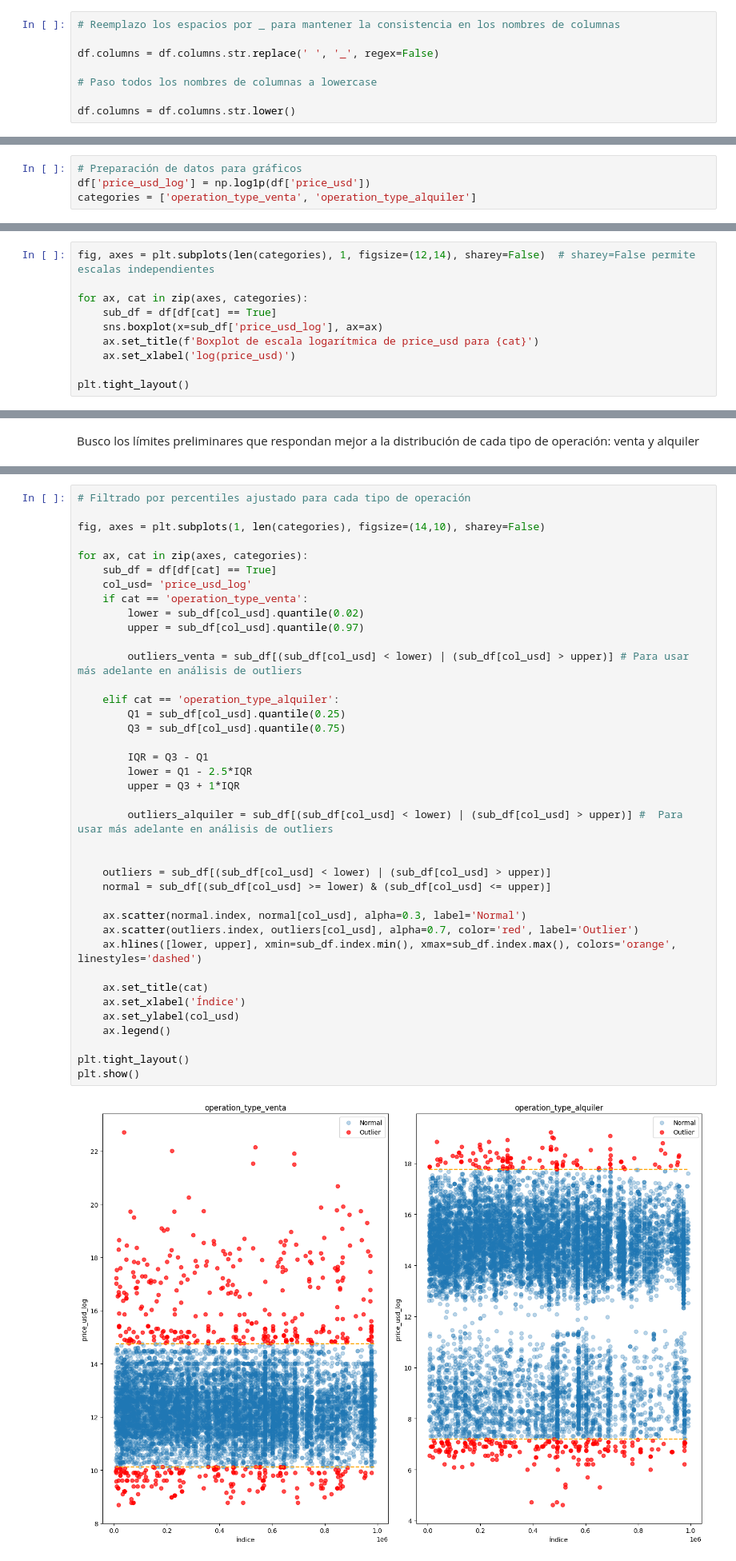
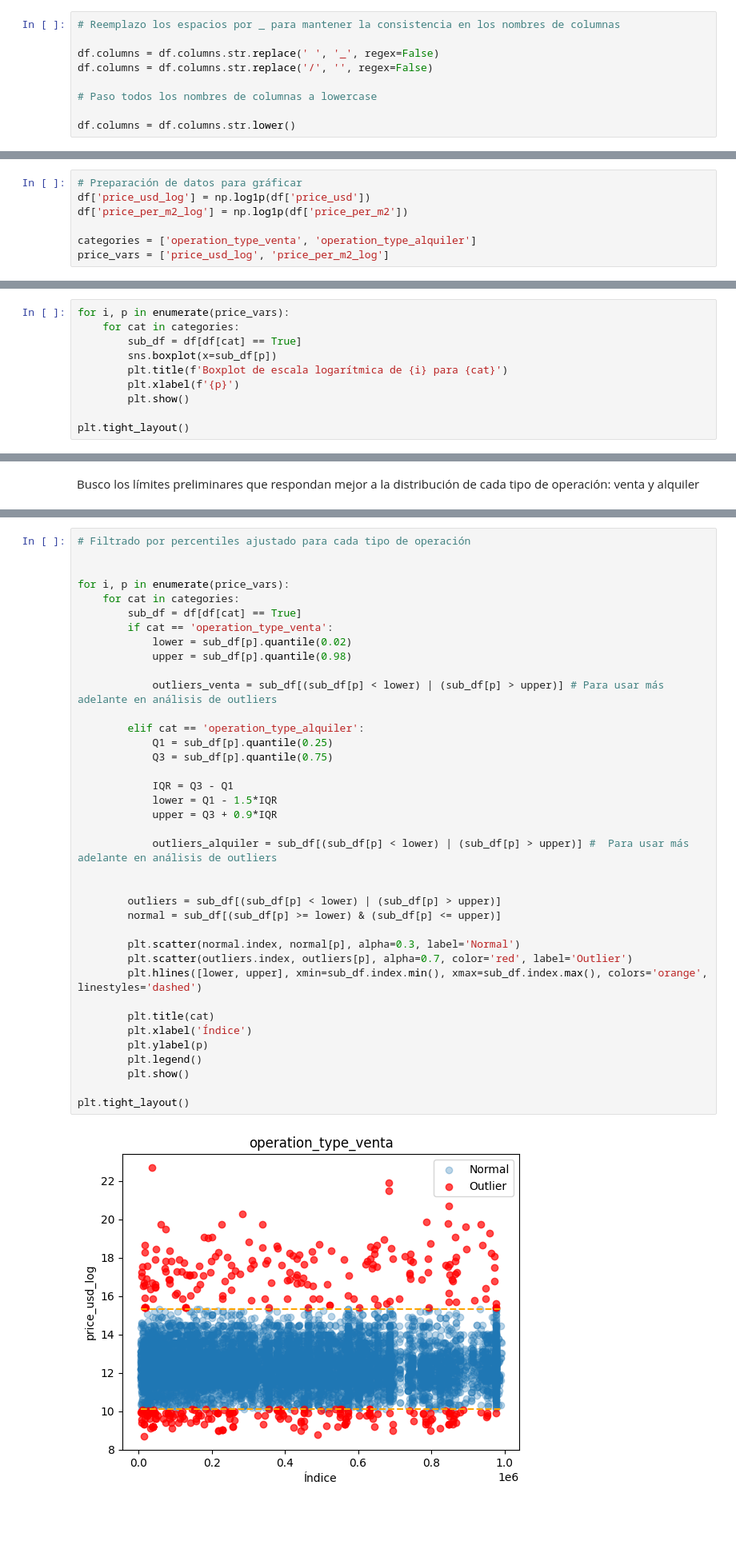
Before and after one commit to pixelciosa/Model_Price_prediction, a Jupyter notebook: notebooks/01_EDA.ipynb, the cells around one changed output, grey strips where cells are left out. Shown at 80% size. Saved outputs shown, nothing was run; the diff lists cells and outputs as text; blank space fills up the shorter version.

```diff
--- a/notebooks/01_EDA.ipynb
+++ b/notebooks/01_EDA.ipynb
@@ -687,6 +720,7 @@ df.head()
 # Reemplazo los espacios por _ para mantener la consistencia en los nombres de columnas
 
 df.columns = df.columns.str.replace(' ', '_', regex=False)
+df.columns = df.columns.str.replace('/', '', regex=False)
 
 # Paso todos los nombres de columnas a lowercase
 
@@ -747,4 +789,7 @@ Ya que los valores de precio_usd son tan variados y asímétricos (cola larga a
 # %%
-# Preparación de datos para gráficos
+# Preparación de datos para gráficar
 df['price_usd_log'] = np.log1p(df['price_usd'])
+df['price_per_m2_log'] = np.log1p(df['price_per_m2'])
+
 categories = ['operation_type_venta', 'operation_type_alquiler']
+price_vars = ['price_usd_log', 'price_per_m2_log']
@@ -763,11 +810,11 @@ plt.tight_layout()
 # %%
-fig, axes = plt.subplots(len(categories), 1, figsize=(12,14), sharey=False)  # sharey=False permite escalas independientes
-
-for ax, cat in zip(axes, categories):
-    sub_df = df[df[cat] == True]
-    sns.boxplot(x=sub_df['price_usd_log'], ax=ax)
-    ax.set_title(f'Boxplot de escala logarítmica de price_usd para {cat}')
-    ax.set_xlabel('log(price_usd)')
+for i, p in enumerate(price_vars):
+    for cat in categories:
+        sub_df = df[df[cat] == True]
+        sns.boxplot(x=sub_df[p])
+        plt.title(f'Boxplot de escala logarítmica de {i} para {cat}')
+        plt.xlabel(f'{p}')
+        plt.show()
 
 plt.tight_layout()
 # %% [output]
@@ -784,41 +832,40 @@ Busco los límites preliminares que respondan mejor a la distribución de cada t
 # %%
 # Filtrado por percentiles ajustado para cada tipo de operación
 
-fig, axes = plt.subplots(1, len(categories), figsize=(14,10), sharey=False)
 
-for ax, cat in zip(axes, categories):
-    sub_df = df[df[cat] == True]
-    col_usd= 'price_usd_log'
-    if cat == 'operation_type_venta':
-        lower = sub_df[col_usd].quantile(0.02)
-        upper = sub_df[col_usd].quantile(0.97)
+for i, p in enumerate(price_vars):
+    for cat in categories:
+        sub_df = df[df[cat] == True]
+        if cat == 'operation_type_venta':
+            lower = sub_df[p].quantile(0.02)
+            upper = sub_df[p].quantile(0.98)
 
-        outliers_venta = sub_df[(sub_df[col_usd] < lower) | (sub_df[col_usd] > upper)] # Para usar más adelante en análisis de outliers
+            outliers_venta = sub_df[(sub_df[p] < lower) | (sub_df[p] > upper)] # Para usar más adelante en análisis de outliers
 
-    elif cat == 'operation_type_alquiler':
-        Q1 = sub_df[col_usd].quantile(0.25)
-        Q3 = sub_df[col_usd].quantile(0.75)
+        elif cat == 'operation_type_alquiler':
+            Q1 = sub_df[p].quantile(0.25)
+            Q3 = sub_df[p].quantile(0.75)
 
-        IQR = Q3 - Q1
-        lower = Q1 - 2.5*IQR
-        upper = Q3 + 1*IQR
+            IQR = Q3 - Q1
+            lower = Q1 - 1.5*IQR
+            upper = Q3 + 0.9*IQR
 
-        outliers_alquiler = sub_df[(sub_df[col_usd] < lower) | (sub_df[col_usd] > upper)] #  Para usar más adelante en análisis de outliers
+            outliers_alquiler = sub_df[(sub_df[p] < lower) | (sub_df[p] > upper)] #  Para usar más adelante en análisis de outliers
 
 
-    outliers = sub_df[(sub_df[col_usd] < lower) | (sub_df[col_usd] > upper)]
-    normal = sub_df[(sub_df[col_usd] >= lower) & (sub_df[col_usd] <= upper)]
+        outliers = sub_df[(sub_df[p] < lower) | (sub_df[p] > upper)]
+        normal = sub_df[(sub_df[p] >= lower) & (sub_df[p] <= upper)]
 
-    ax.scatter(normal.index, normal[col_usd], alpha=0.3, label='Normal')
-    ax.scatter(outliers.index, outliers[col_usd], alpha=0.7, color='red', label='Outlier')
-    ax.hlines([lower, upper], xmin=sub_df.index.min(), xmax=sub_df.index.max(), colors='orange', linestyles='dashed')
+        plt.scatter(normal.index, normal[p], alpha=0.3, label='Normal')
+        plt.scatter(outliers.index, outliers[p], alpha=0.7, color='red', label='Outlier')
+        plt.hlines([lower, upper], xmin=sub_df.index.min(), xmax=sub_df.index.max(), colors='orange', linestyles='dashed')
 
-    ax.set_title(cat)
-    ax.set_xlabel('Índice')
-    ax.set_ylabel(col_usd)
-    ax.legend()
+        plt.title(cat)
+        plt.xlabel('Índice')
+        plt.ylabel(p)
+        plt.legend()
+        plt.show()
 
 plt.tight_layout()
-plt.show()
 # %% [output]
-[figure, old version]
+[figure, new version]
```
Also changed, not shown: parts of 127 cells of this notebook.
